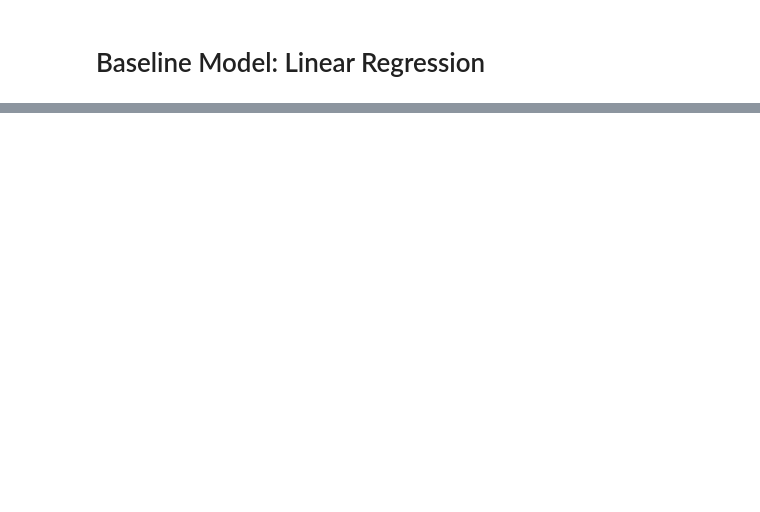
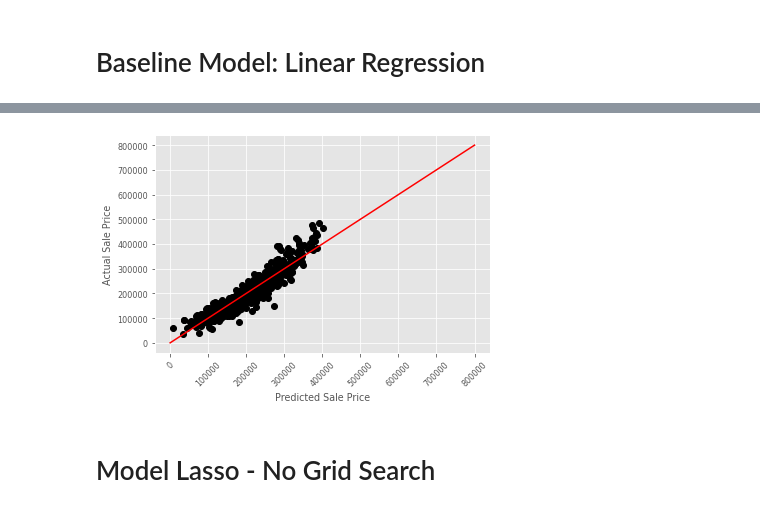
Before and after one commit to flyingcape/Ames_Iowa_HousePrices_Regression, a Jupyter notebook: ML_Project.ipynb, the cells around one changed output, grey strips where cells are left out. Cells and saved outputs as stored; diff of their text form; code cells hidden in the pictures; blank space fills up the shorter version.

```diff
--- a/ML_Project.ipynb
+++ b/ML_Project.ipynb
@@ -278,12 +194,16 @@ print('The slopes are %s' %(lm.coef_))
 #print('negative slope column names %s' %(PriceFeatures.columns[lm.coef_<0]))
 #print('positive slope column names %s' %(PriceFeatures.columns[lm.coef_>0]))
 # %%
-plt.plot(lm.predict(PriceFeatures),
-         Price, 'ko')
+plt.plot(lm.predict(X_train),
+         y_train, 'ko')
 x = np.linspace(0, 800000, 1000)
 y = np.linspace(0, 800000, 1000)
 plt.plot(x,y, 'r-')
 
 plt.ylabel('Actual Sale Price')
 plt.xlabel('Predicted Sale Price')
 plt.xticks(rotation = 45); # Rotates X-Axis Ticks by 45-degrees
+# %% [output]
+[figure, added]
+# %% [markdown]
+# Model Lasso - No Grid Search
```
Also changed, not shown: parts of 73 cells of this notebook, 2 other files.
